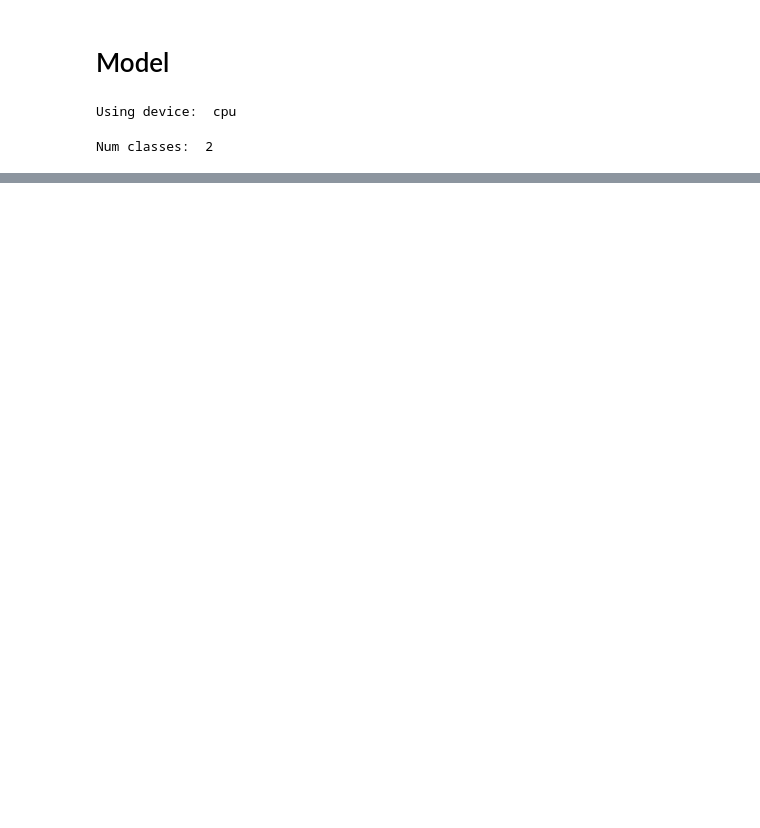
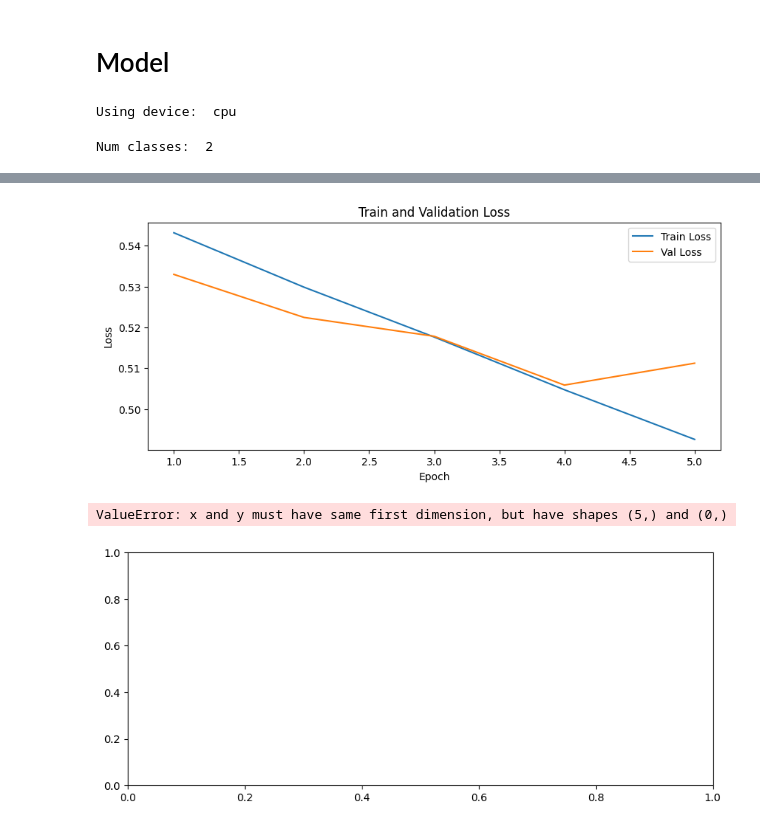
Before and after one commit to joshstromayer/galaxy_classifier, a Jupyter notebook: cnn_images.ipynb, the cells around one changed output, grey strips where cells are left out. Cells and saved outputs as stored; diff of their text form; code cells hidden in the pictures; blank space fills up the shorter version.

Commit message:
Completed CNN model for image-based data, training, validating and testing

```diff
--- a/cnn_images.ipynb
+++ b/cnn_images.ipynb
@@ -218,6 +210,8 @@ for epoch in range(num_epochs):
     model.train()
     running_loss = 0.0
 
+    count = 0
+
     for images, labels in train_loader:
         images, labels = images.to(device), labels.to(device)
 
@@ -226,6 +220,11 @@ for epoch in range(num_epochs):
         loss = criterion(outputs, labels)
         loss.backward()
         optimiser.step()
+
+        count += 1
+
+        if count%10==0:
+            print(count)
 
         running_loss += loss.item() * images.size(0)
 
@@ -240,15 +239,16 @@ for epoch in range(num_epochs):
             images, label = images.to(device), label.to(device)
 
             outputs = model(images)
-            loss = criterion(outputs, labels)
+            loss = criterion(outputs, label)
             val_loss += loss.item() * images.size(0)
 
             _, preds = torch.max(outputs, 1)
-            val_correct = (preds == labels).sum().item()
+            val_correct += (preds == label).sum().item()
 
         val_epoch_loss = val_loss / len(val_loader.dataset)
         val_acc = val_correct / len(val_loader.dataset)
-        val_loss.append(val_epoch_loss)
+        val_losses.append(val_epoch_loss)
+        val_accuracies.append(val_acc)
 
         print(f"Epoch {epoch+1}/{num_epochs}")
         print(f"Train loss {epoch_loss:4f}")
@@ -256,0 +275,21 @@ for epoch in range(num_epochs):
+# %%
+plt.figure(figsize=(10,4))
+plt.plot(range(1, epoch+2), train_losses, label="Train Loss")
+plt.plot(range(1, epoch+2), val_losses, label="Val Loss")
+plt.xlabel("Epoch")
+plt.ylabel("Loss")
+plt.title("Train and Validation Loss")
+plt.legend()
+plt.show()
+
+plt.figure(figsize=(10,4))
+plt.plot(range(1, epoch+2), val_accuracies, label="Val Accuracy")
+plt.xlabel("Epoch")
+plt.ylabel("Loss")
+plt.title("Validation Accuracy")
+plt.legend()
+plt.show()
+# %% [output]
+[figure, added]
+ValueError: x and y must have same first dimension, but have shapes (5,) and (0,)
+[figure, added]
```
Also changed, not shown: parts of 11 cells of this notebook.
